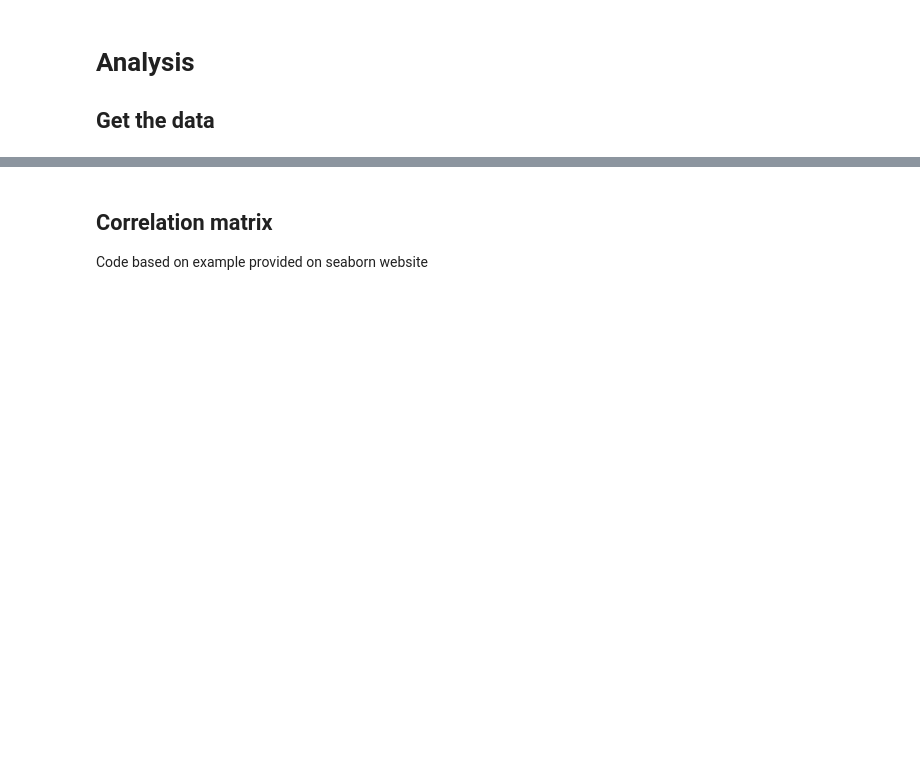
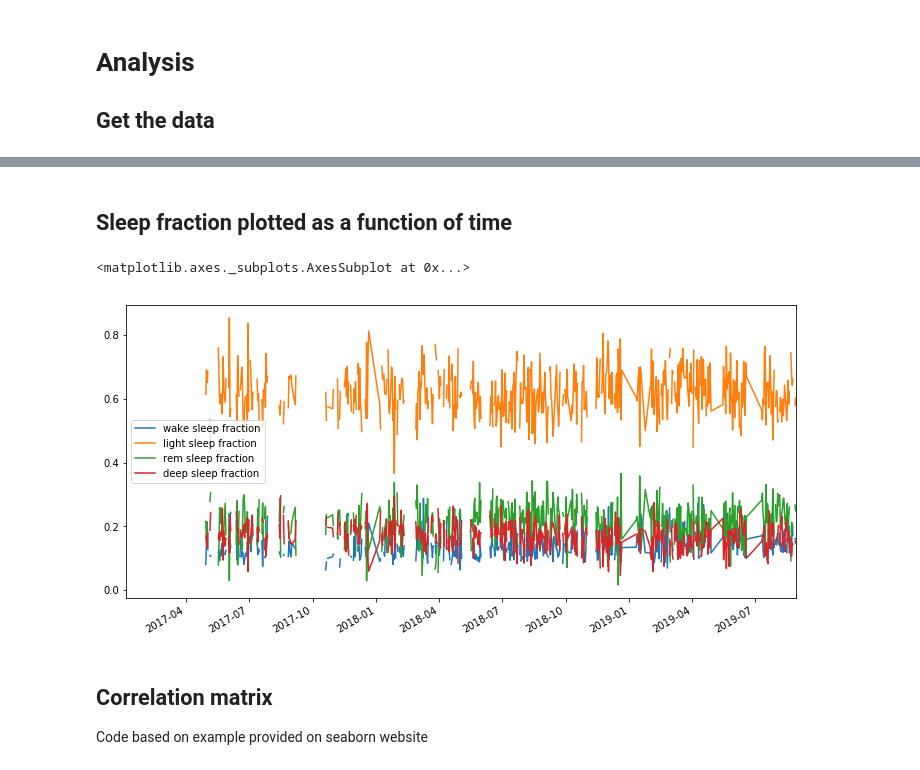
Before and after one commit to Amita22/Machine-Learning-Fitbit-Sleep, a Jupyter notebook: analysis.ipynb, the cells around one changed output, grey strips where cells are left out. Cells and saved outputs as stored; diff of their text form; code cells hidden in the pictures; blank space fills up the shorter version.

```diff
--- a/analysis.ipynb
+++ b/analysis.ipynb
@@ -302,16 +308,16 @@ df = df.join(df_sleep)
+# %% [markdown]
+## Sleep fraction plotted as a function of time
 # %%
-#sleep_time_data = pd.DataFrame(df['sleep duration'], df.index, columns=["sleep duration"])
-#sleep_time_data.plot(figsize=(12, 6))
-
-#df_fraction = df_sleep[['wake sleep fraction',
-#                        'light sleep fraction',
-#                        'rem sleep fraction',
-#                        'deep sleep fraction']]
-#fraction_time_data = pd.DataFrame(df_fraction, df_sleep.index, columns=["wake","light","rem","deep"])
-#fraction_time_data = pd.DataFrame(df['deep sleep fraction'], df.index, columns=["deep"])
-#print(df['wake sleep fraction'].dropna(how='any'))
-#fraction_time_data.plot(figsize=(12, 6))
-#sns.lineplot(data=fraction_time_data, palette="tab10", linewidth=2.5)
+columns = ['wake sleep fraction',
+           'light sleep fraction',
+           'rem sleep fraction',
+           'deep sleep fraction']
+df_fraction = df_sleep[columns]
+fraction_time_data = pd.DataFrame(df_fraction, df_sleep.index, columns=columns)
+fraction_time_data.plot(figsize=(12, 6))
+# %% [output]
+<matplotlib.axes._subplots.AxesSubplot at 0x...>
+[figure, added]
 # %% [markdown]
 ## Correlation matrix
 Code based on example provided on seaborn website
```
Also changed, not shown: parts of 11 cells of this notebook.
